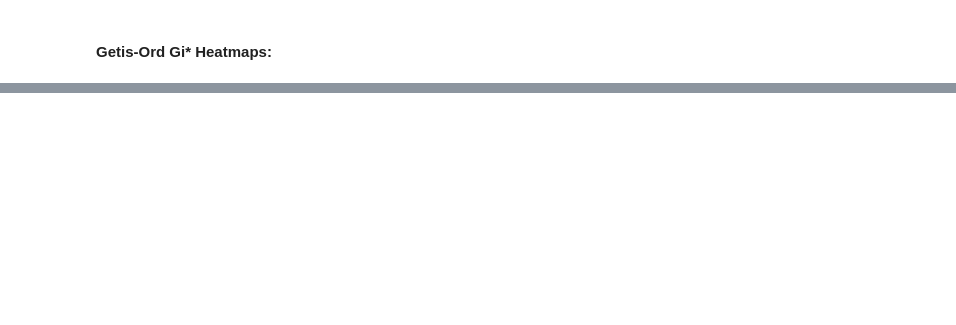
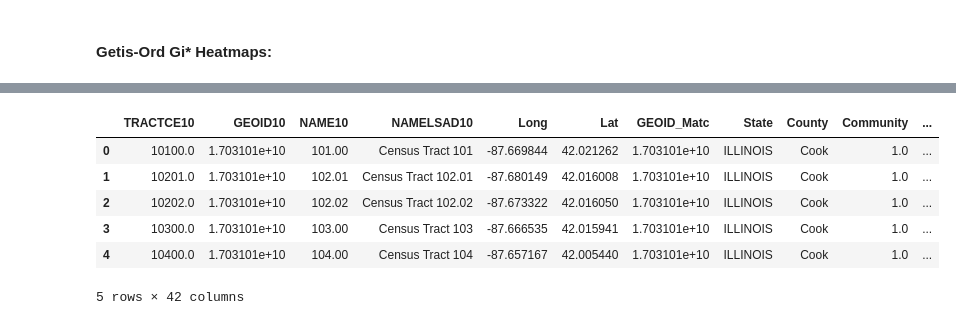
Before and after one commit to Amoreno73/bird-30d-density, a Jupyter notebook: bird_data.ipynb, the cells around one changed output, grey strips where cells are left out. Drawn from its saved outputs; the diff is of its cells as text; code cells hidden in the pictures; blank space fills up the shorter version.

```diff
--- a/bird_data.ipynb
+++ b/bird_data.ipynb
@@ -257,0 +310,4 @@ with warnings.catch_warnings():
+# %%
+df = pd.read_csv("Chicago_CT_Point.csv")
+print(df.shape)
+print(df.columns)
@@ -257,0 +324,10 @@ with warnings.catch_warnings():
+# %%
+df.head()
+# %% [output]
+|  | TRACTCE10 | GEOID10 | NAME10 | NAMELSAD10 | Long | Lat | GEOID_Matc | State | County | Community | ... |
+| 0 | 10100.0 | 1.703101e+10 | 101.00 | Census Tract 101 | -87.669844 | 42.021262 | 1.703101e+10 | ILLINOIS | Cook | 1.0 | ... |
+| 1 | 10201.0 | 1.703101e+10 | 102.01 | Census Tract 102.01 | -87.680149 | 42.016008 | 1.703101e+10 | ILLINOIS | Cook | 1.0 | ... |
+| 2 | 10202.0 | 1.703101e+10 | 102.02 | Census Tract 102.02 | -87.673322 | 42.016050 | 1.703101e+10 | ILLINOIS | Cook | 1.0 | ... |
+| 3 | 10300.0 | 1.703101e+10 | 103.00 | Census Tract 103 | -87.666535 | 42.015941 | 1.703101e+10 | ILLINOIS | Cook | 1.0 | ... |
+| 4 | 10400.0 | 1.703101e+10 | 104.00 | Census Tract 104 | -87.657167 | 42.005440 | 1.703101e+10 | ILLINOIS | Cook | 1.0 | ... |
+5 rows × 42 columns
```
Also changed, not shown: parts of 14 cells of this notebook, 49 other files.
